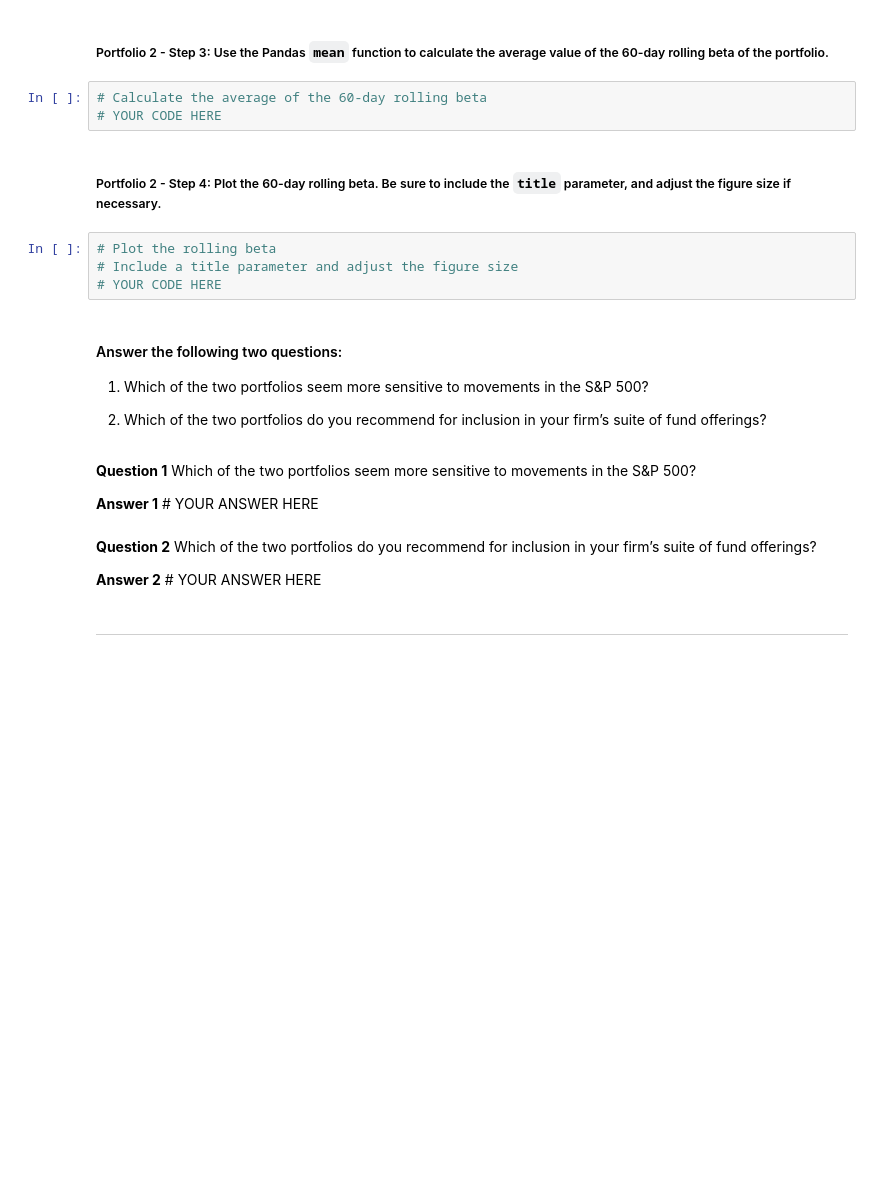
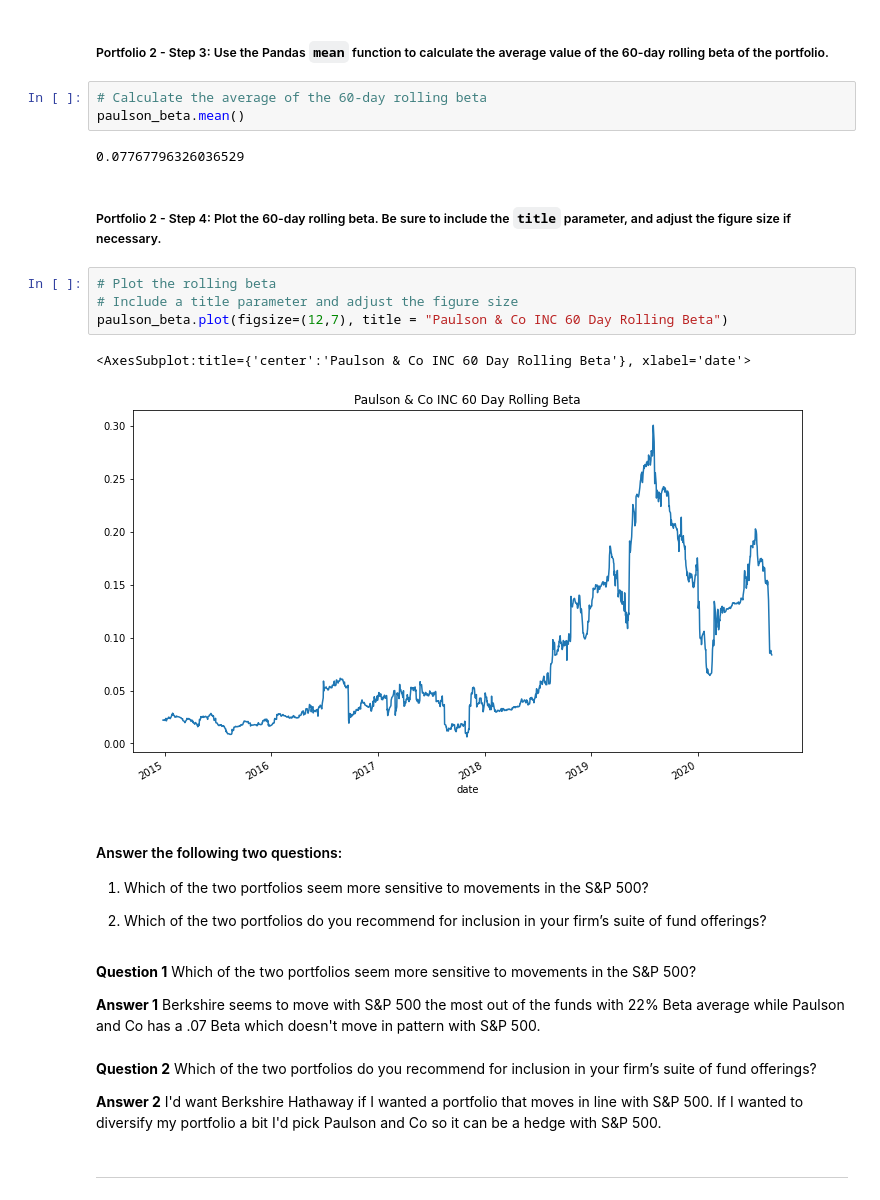
Before and after one commit to nimaharirchian/Risk_Return_Analysis, a Jupyter notebook: risk_return_analysis.ipynb, the cells around one changed output. Drawn from its saved outputs; the diff is of its cells as text; blank space fills up the shorter version.

```diff
--- a/risk_return_analysis.ipynb
+++ b/risk_return_analysis.ipynb
@@ -460,13 +460,18 @@ dtype: float64
 ##### Portfolio 2 - Step 3: Use the Pandas `mean` function to calculate the average value of the 60-day rolling beta of the portfolio.
 # %%
 # Calculate the average of the 60-day rolling beta
-# YOUR CODE HERE
+paulson_beta.mean()
+# %% [output]
+0.07767796326036529
 # %% [markdown]
 ##### Portfolio 2 - Step 4: Plot the 60-day rolling beta. Be sure to include the `title` parameter, and adjust the figure size if necessary.
 # %%
 # Plot the rolling beta
 # Include a title parameter and adjust the figure size
-# YOUR CODE HERE
+paulson_beta.plot(figsize=(12,7), title = "Paulson & Co INC 60 Day Rolling Beta")
+# %% [output]
+<AxesSubplot:title={'center':'Paulson & Co INC 60 Day Rolling Beta'}, xlabel='date'>
+[figure, added]
 # %% [markdown]
 #### Answer the following two questions:
 
@@ -476,10 +481,10 @@ dtype: float64
 # %% [markdown]
 **Question 1** Which of the two portfolios seem more sensitive to movements in the S&P 500?
 
-**Answer 1** # YOUR ANSWER HERE
+**Answer 1** Berkshire seems to move with S&P 500 the most out of the funds with 22% Beta average while Paulson and Co has a .07 Beta which doesn't move in pattern with S&P 500.
 # %% [markdown]
 **Question 2** Which of the two portfolios do you recommend for inclusion in your firm’s suite of fund offerings?
 
-**Answer 2** # YOUR ANSWER HERE
+**Answer 2** I'd want Berkshire Hathaway if I wanted a portfolio that moves in line with S&P 500. If I wanted to diversify my portfolio a bit I'd pick Paulson and Co so it can be a hedge with S&P 500.
 # %% [markdown]
 ---
```
Also changed, not shown: parts of 8 cells of this notebook.
